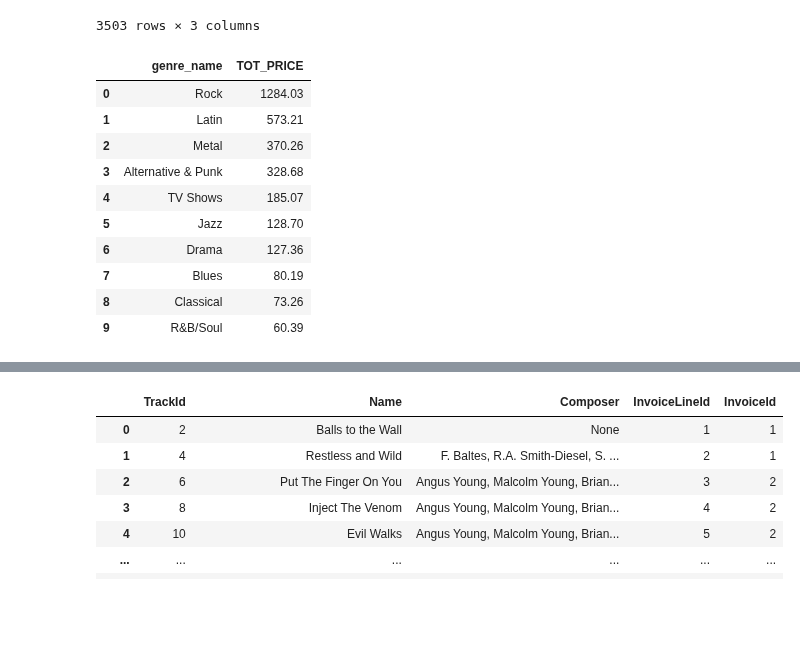
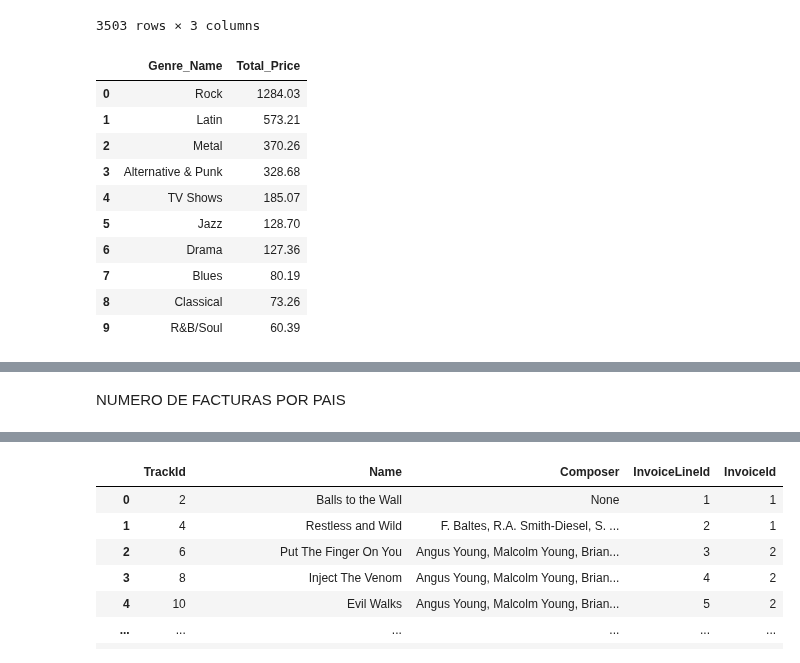
Before and after one commit to JLGOrtega/repo-clase-dsvlcsep24, a Jupyter notebook: 2-Data_Analysis/5-Bases_de_datos/SQL/SQL_Python/SQL_Python.ipynb, the cells around one changed output, grey strips where cells are left out. Cells and saved outputs as stored; diff of their text form; code cells hidden in the pictures; blank space fills up the shorter version.

```diff
--- a/2-Data_Analysis/5-Bases_de_datos/SQL/SQL_Python/SQL_Python.ipynb
+++ b/2-Data_Analysis/5-Bases_de_datos/SQL/SQL_Python/SQL_Python.ipynb
@@ -112,6 +128,9 @@ WHERE condiciones
 Por supuesto, hay más sentencias propias de SQL que iremos viendo a lo largo del Notebook. Fíjate que las **palabras reservadas en SQL se suelen poner en mayúsculas**, para diferenciarlas del resto. No da error si se pone de otra manera, ya que SQL **no es *case sensitive***, pero sí se suele hacer así.
 # %% [markdown]
 ### 3.1 Primera query
+# %%
+tracks = pd.read_csv("tracks.csv")
+tracks.loc[:, :]
 # %%
 query = '''
 SELECT *
@@ -437,18 +607,22 @@ sql_query(query)
 3503 rows × 3 columns
 # %%
 query = '''
-SELECT b.name as genre_name, SUM(a.unitprice) as TOT_PRICE
-FROM tracks as a
-INNER JOIN genres as b
-on a.GenreId=b.GenreId
-GROUP BY b.name
-ORDER BY TOT_PRICE DESC
+SELECT  genres.Name as Genre_Name,
+        SUM(tracks.UnitPrice) as Total_Price
+
+FROM tracks
+INNER JOIN genres
+on tracks.GenreId=genres.GenreId
+/*WHERE ...*/
+GROUP BY genres.Name
+ORDER BY Total_Price DESC
+
 LIMIT 10;
 '''
 
 sql_query(query)
 # %% [output]
-|  | genre_name | TOT_PRICE |
+|  | Genre_Name | Total_Price |
 | 0 | Rock | 1284.03 |
 | 1 | Latin | 573.21 |
 | 2 | Metal | 370.26 |
@@ -461,3 +635,5 @@ sql_query(query)
 | 9 | R&B/Soul | 60.39 |
 # %% [markdown]
 ![imagen](./img/chinook_data_model.png)
+# %% [markdown]
+NUMERO DE FACTURAS POR PAIS
```
Also changed, not shown: parts of 39 cells of this notebook.
